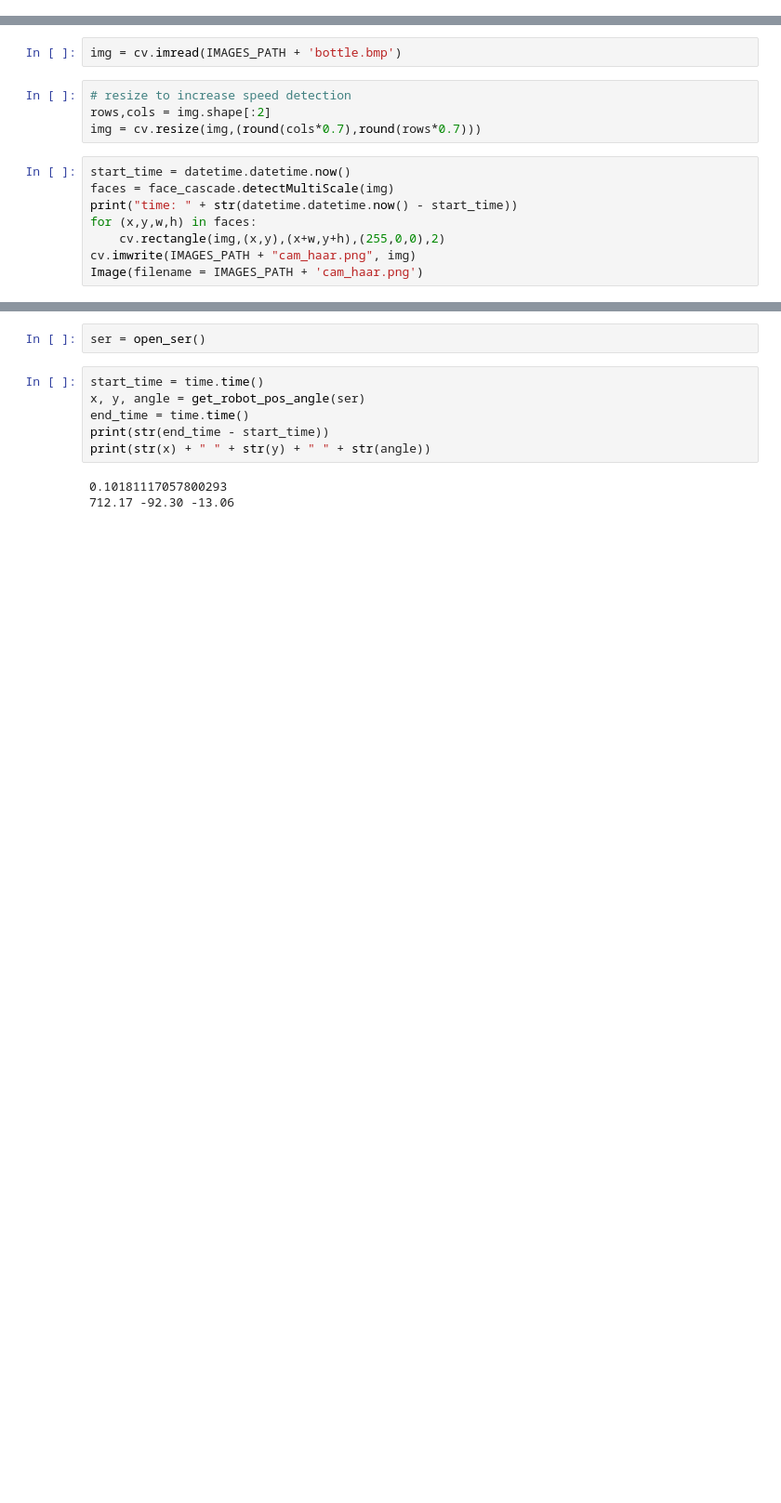
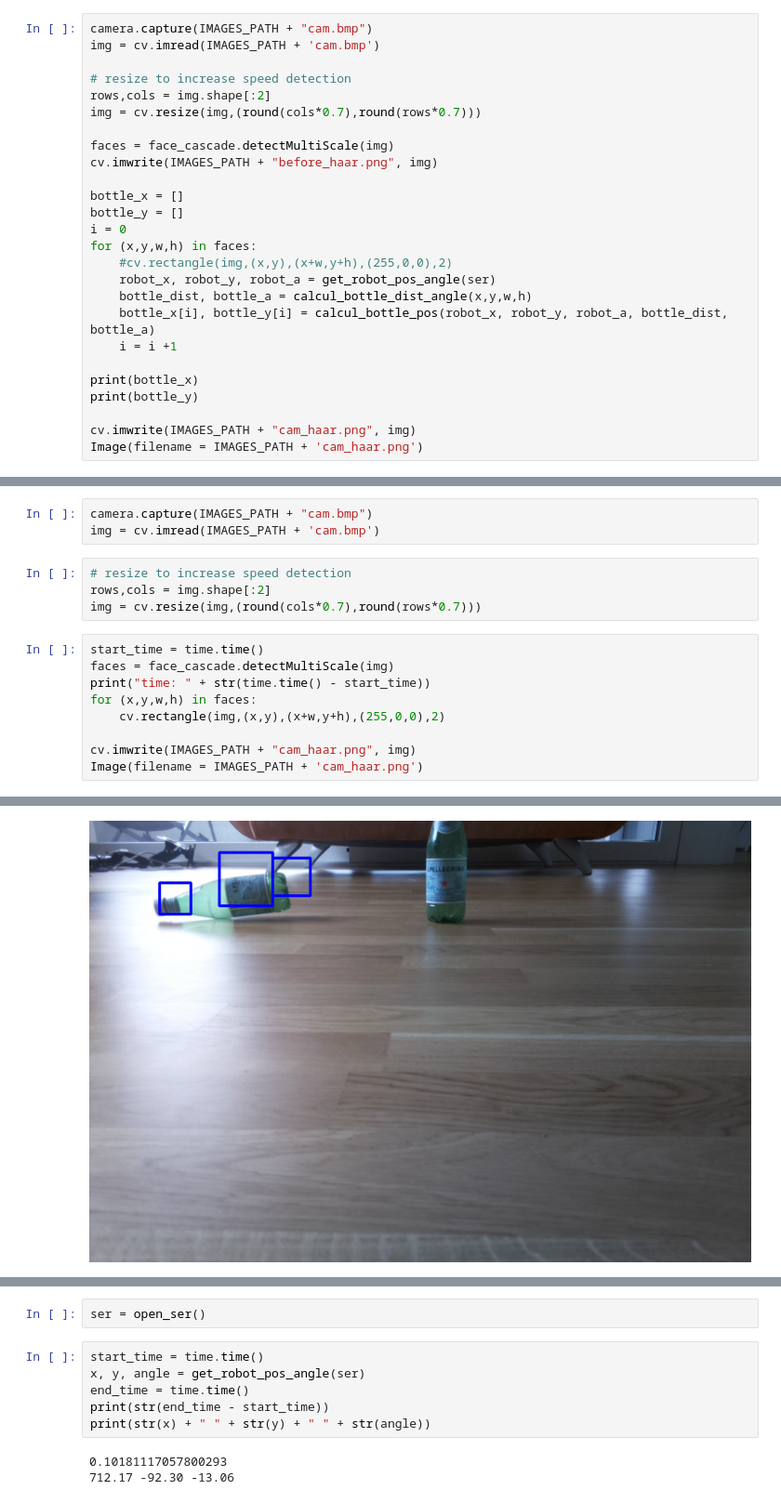
Before and after one commit to Guilhem74/STI_Robotic_Competition_Software, a Jupyter notebook: BottleDetection/bottleDetection/main.ipynb, the cells around one changed output, grey strips where cells are left out. Shown at 93% size. Cells and saved outputs as stored; diff of their text form; blank space fills up the shorter version.

```diff
--- a/BottleDetection/bottleDetection/main.ipynb
+++ b/BottleDetection/bottleDetection/main.ipynb
@@ -111,0 +113,26 @@ camera.capture(IMAGES_PATH + "cam.bmp")
+# %%
+camera.capture(IMAGES_PATH + "cam.bmp")
+img = cv.imread(IMAGES_PATH + 'cam.bmp')
+
+# resize to increase speed detection
+rows,cols = img.shape[:2]
+img = cv.resize(img,(round(cols*0.7),round(rows*0.7)))
+
+faces = face_cascade.detectMultiScale(img)
+cv.imwrite(IMAGES_PATH + "before_haar.png", img)
+
+bottle_x = []
+bottle_y = []
+i = 0
+for (x,y,w,h) in faces:
+    #cv.rectangle(img,(x,y),(x+w,y+h),(255,0,0),2)
+    robot_x, robot_y, robot_a = get_robot_pos_angle(ser)
+    bottle_dist, bottle_a = calcul_bottle_dist_angle(x,y,w,h)
+    bottle_x[i], bottle_y[i] = calcul_bottle_pos(robot_x, robot_y, robot_a, bottle_dist, bottle_a)
+    i = i +1
+
+print(bottle_x)
+print(bottle_y)
+
+cv.imwrite(IMAGES_PATH + "cam_haar.png", img)
+Image(filename = IMAGES_PATH + 'cam_haar.png')
@@ -112,14 +141,17 @@ camera.capture(IMAGES_PATH + "cam.bmp")
 # %%
-img = cv.imread(IMAGES_PATH + 'bottle.bmp')
+camera.capture(IMAGES_PATH + "cam.bmp")
+img = cv.imread(IMAGES_PATH + 'cam.bmp')
 # %%
 # resize to increase speed detection
 rows,cols = img.shape[:2]
 img = cv.resize(img,(round(cols*0.7),round(rows*0.7)))
 # %%
-start_time = datetime.datetime.now()
+start_time = time.time()
 faces = face_cascade.detectMultiScale(img)
-print("time: " + str(datetime.datetime.now() - start_time))
+print("time: " + str(time.time() - start_time))
 for (x,y,w,h) in faces:
     cv.rectangle(img,(x,y),(x+w,y+h),(255,0,0),2)
+
 cv.imwrite(IMAGES_PATH + "cam_haar.png", img)
 Image(filename = IMAGES_PATH + 'cam_haar.png')
+# %% [output]
@@ -125,0 +159 @@ Image(filename = IMAGES_PATH + 'cam_haar.png')
+[figure, added]
```
Also changed, not shown: parts of 5 cells of this notebook.
